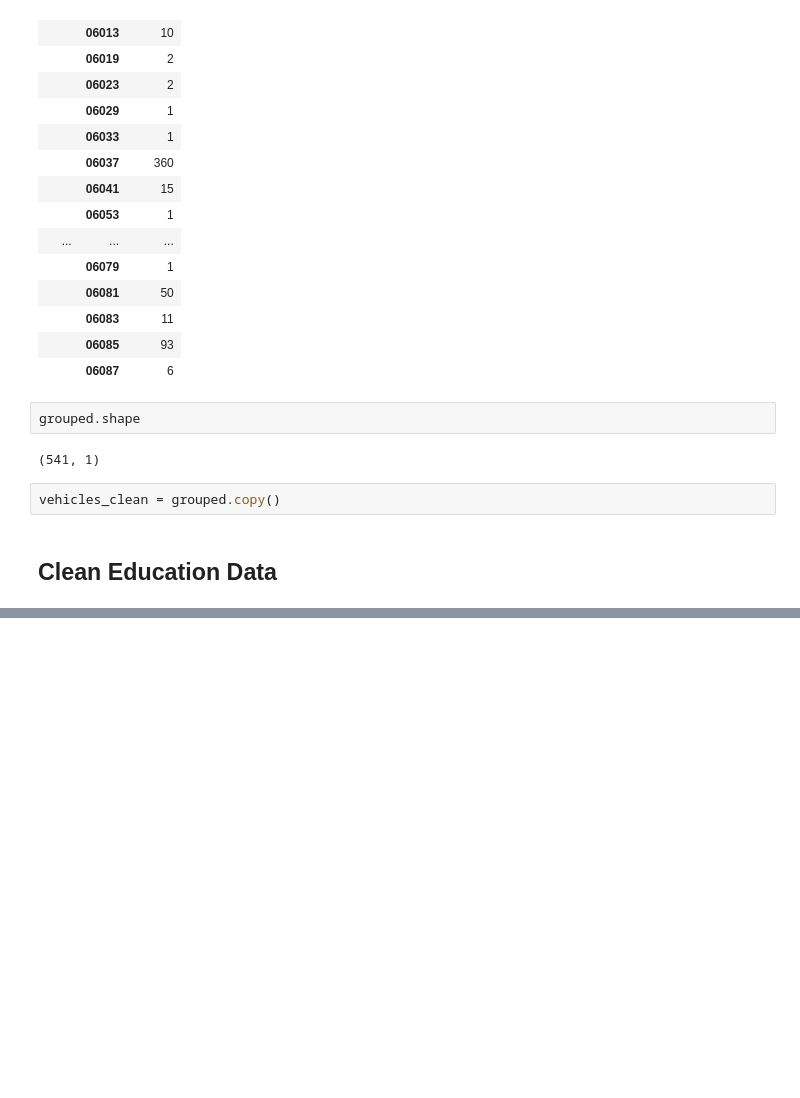
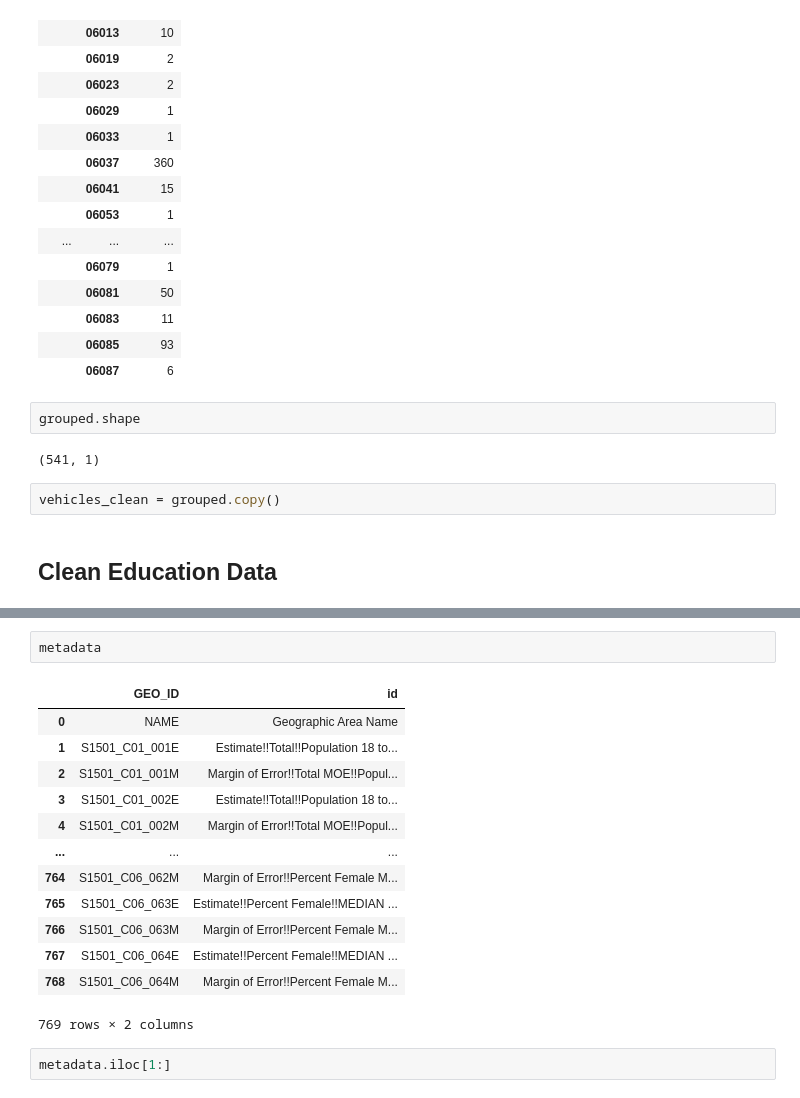
Before and after one commit to samaygarg/evprediction, a Jupyter notebook: proposal_vis.ipynb, the cells around one changed output, grey strips where cells are left out. Saved outputs shown, nothing was run; the diff lists cells and outputs as text; blank space fills up the shorter version.

```diff
--- a/proposal_vis.ipynb
+++ b/proposal_vis.ipynb
@@ -115,0 +129,18 @@ data_2017 = pd.read_csv(loc)
+# %%
+metadata
+# %% [output]
+|  | GEO_ID | id |
+| 0 | NAME | Geographic Area Name |
+| 1 | S1501_C01_001E | Estimate!!Total!!Population 18 to... |
+| 2 | S1501_C01_001M | Margin of Error!!Total MOE!!Popul... |
+| 3 | S1501_C01_002E | Estimate!!Total!!Population 18 to... |
+| 4 | S1501_C01_002M | Margin of Error!!Total MOE!!Popul... |
+| ... | ... | ... |
+| 764 | S1501_C06_062M | Margin of Error!!Percent Female M... |
+| 765 | S1501_C06_063E | Estimate!!Percent Female!!MEDIAN ... |
+| 766 | S1501_C06_063M | Margin of Error!!Percent Female M... |
+| 767 | S1501_C06_064E | Estimate!!Percent Female!!MEDIAN ... |
+| 768 | S1501_C06_064M | Margin of Error!!Percent Female M... |
+769 rows × 2 columns
+# %%
+metadata.iloc[1:]
```
Also changed, not shown: parts of 4 cells of this notebook.
